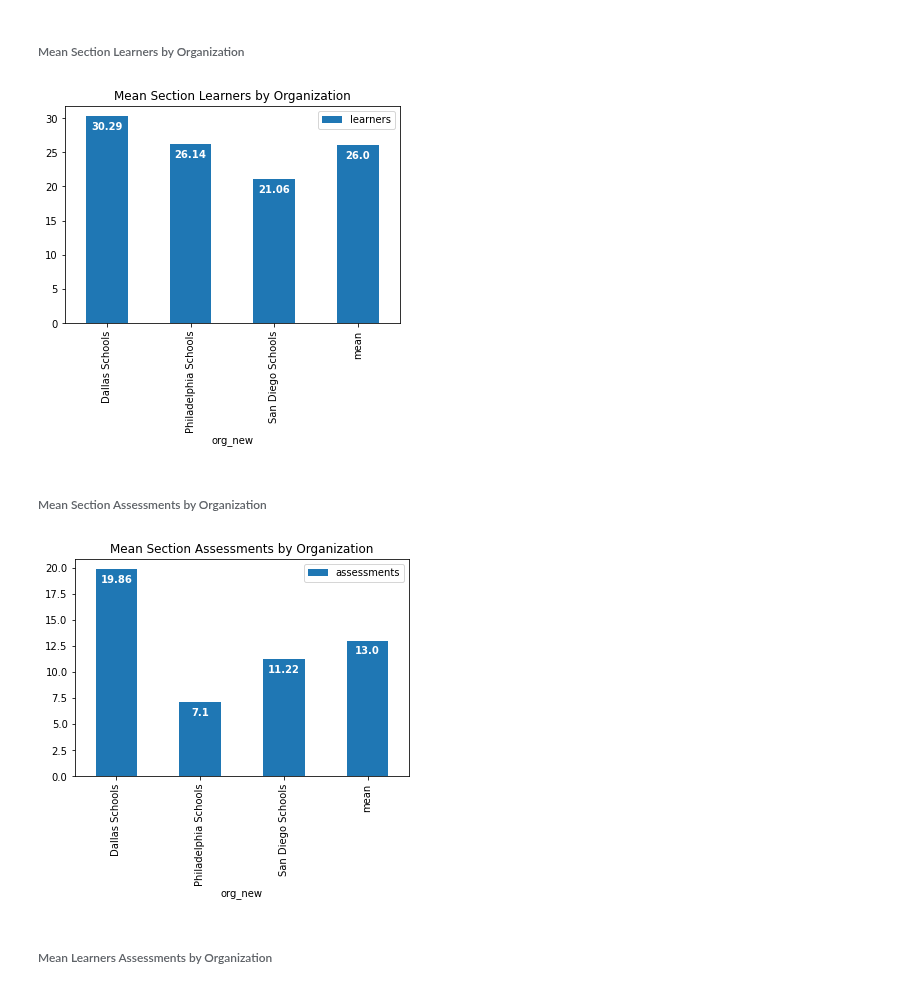
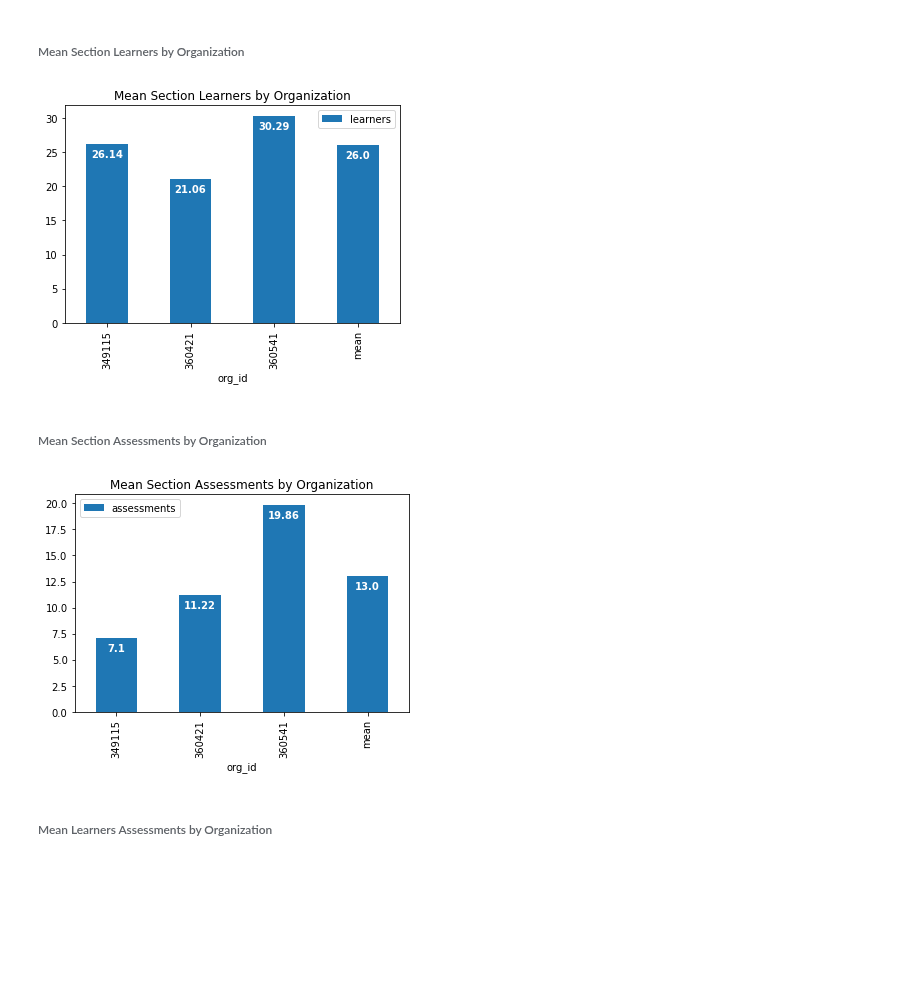
Before and after one commit to dlhinkley/c772-capstone-project, a Jupyter notebook: juniper/summary/descriptive-statistics.ipynb, the cells around one changed output. Cells and saved outputs as stored; diff of their text form; code cells hidden in the pictures; blank space fills up the shorter version.

```diff
--- a/juniper/summary/descriptive-statistics.ipynb
+++ b/juniper/summary/descriptive-statistics.ipynb
@@ -10,9 +10,11 @@ shared1 = load_dict('shared1')
 # %% [markdown]
 ###### Categorical / Identifier Variables
 # %%
-for f in shared1['identifierVars']:
+types = get_var_types()
+
+for f in types['identifierVars']:
   print(f)
-  dfFlt1.agg(
+  dfRaw.agg(
     F.countDistinct(f).alias('unique'),
     F.count(F.when(F.col(f).isNull(), f)).alias('null')
   ).show()
@@ -239,9 +242,9 @@ attempt_to_max()
 # %% [markdown]
 ###### Null and Zero Numerical / Continuous Variables
 # %%
-for c in shared1['continousVars']:
+for c in types['continousVars']:
   print(c)
-  dfFlt1.agg(
+  dfRaw.agg(
     F.count(F.when(F.col(c).isNull(), c)).alias('null'),
     F.count(F.when(F.col(c) == 0, c)).alias("zero")
   ).show()
@@ -276,7 +279,7 @@ add_todo('Investigate final_score_unweighted has 16,582 zero values')
 # %% [markdown]
 ###### Categorical / Interval Variables
 # %%
-pdDf = dfFlt1.sample(False, .01, 8764664).select(* (F.unix_timestamp(c).alias(c) for c in shared1['intervalVars']) ).toPandas()
+pdDf = dfRaw.sample(False, .01, 8764664).select(* (F.unix_timestamp(c).alias(c) for c in types['intervalVars']) ).toPandas()
 date_boxplot(pdDf, "All Dates")
 # %% [output]
 [figure]
@@ -407,7 +379,7 @@ add_todo("Remove variables assignment_late_submission, is_manual_scoring_require
 # %% [markdown]
 ###### Categorical / Nominal and Binary Correlations Heatmap
 # %%
-corr, ax = associations( dfFlt1.select(*shared1['binaryVars'], *shared1['nominalVars']).toPandas(), nan_replace_value='null', figsize=[10,10] )
+corr, ax = associations( dfRaw.select(*types['binaryVars'], *types['nominalVars']).toPandas(), nan_replace_value='null', figsize=[10,10] )
 # %% [output]
 [figure]
 # %% [markdown]
@@ -488,45 +460,45 @@ learners_by_org()
 ###### Mean Section Learners by Organization
 # %%
 def sec_learners_by_org():
-  lByS = dfFlt1.groupBy('org_new','section_id').agg(F.countDistinct('learner_id').alias('learners'))
+  lByS = dfRaw.groupBy('org_id','section_id').agg(F.countDistinct('learner_id').alias('learners'))
   # Av
-  lBySMean = lByS.groupBy('org_new').agg( F.avg('learners').alias('learners') ).orderBy('org_new')
+  lBySMean = lByS.groupBy('org_id').agg( F.avg('learners').alias('learners') ).orderBy('org_id')
   pdDf = lBySMean.toPandas()
 
   # Add mean
   meanlearners = lBySMean.agg(F.round(F.avg(F.col('learners'))).alias('mean')).collect()[0][0]
   # Append row with mean
-  pdDf = pdDf.append({'org_new': 'mean', 'learners': meanlearners}, ignore_index=True)
+  pdDf = pdDf.append({'org_id': 'mean', 'learners': meanlearners}, ignore_index=True)
 
-  ax = pdDf.plot.bar('org_new','learners', title='Mean Section Learners by Organization')
+  ax = pdDf.plot.bar('org_id','learners', title='Mean Section Learners by Organization')
   annotate_plot(ax)
   plt.show()
 
 sec_learners_by_org()
 # %% [output]
-[figure, old version]
+[figure, new version]
 # %% [markdown]
 ###### Mean Section Assessments by Organization
 # %%
 def sec_assess_by_org():
-  assessBySection = dfFlt1.groupBy('org_new','section_id').agg(F.countDistinct('assessment_id').alias('assessments'))
-  aByS = assessBySection.groupBy('org_new').agg( F.avg('assessments').alias('assessments') ).orderBy('org_new')
+  assessBySection = dfRaw.groupBy('org_id','section_id').agg(F.countDistinct('assessment_id').alias('assessments'))
+  aByS = assessBySection.groupBy('org_id').agg( F.avg('assessments').alias('assessments') ).orderBy('org_id')
 
   pdDf = aByS.toPandas()
 
   # Add mean
   meanAssess = aByS.agg(F.round(F.avg(F.col('assessments'))).alias('mean')).collect()[0][0]
   # Append row with mean
-  pdDf = pdDf.append({'org_new': 'mean', 'assessments': meanAssess}, ignore_index=True)
+  pdDf = pdDf.append({'org_id': 'mean', 'assessments': meanAssess}, ignore_index=True)
 
 
-  ax = pdDf.plot.bar('org_new','assessments', title='Mean Section Assessments by Organization')
+  ax = pdDf.plot.bar('org_id','assessments', title='Mean Section Assessments by Organization')
   annotate_plot(ax)
   plt.show()
 
 sec_assess_by_org()
 # %% [output]
-[figure, old version]
+[figure, new version]
 # %% [markdown]
 ###### Mean Learners Assessments by Organization
 # %%
```
Also changed, not shown: parts of 28 cells of this notebook, 19 other files.
